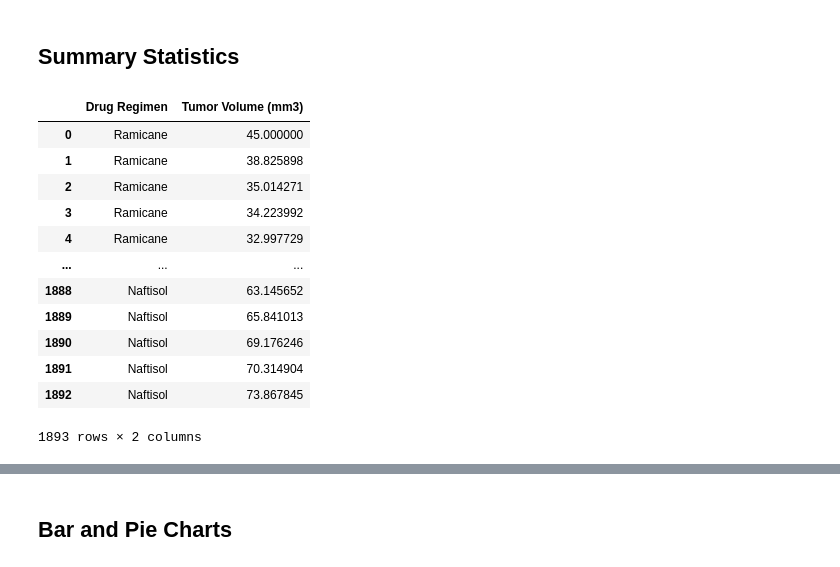
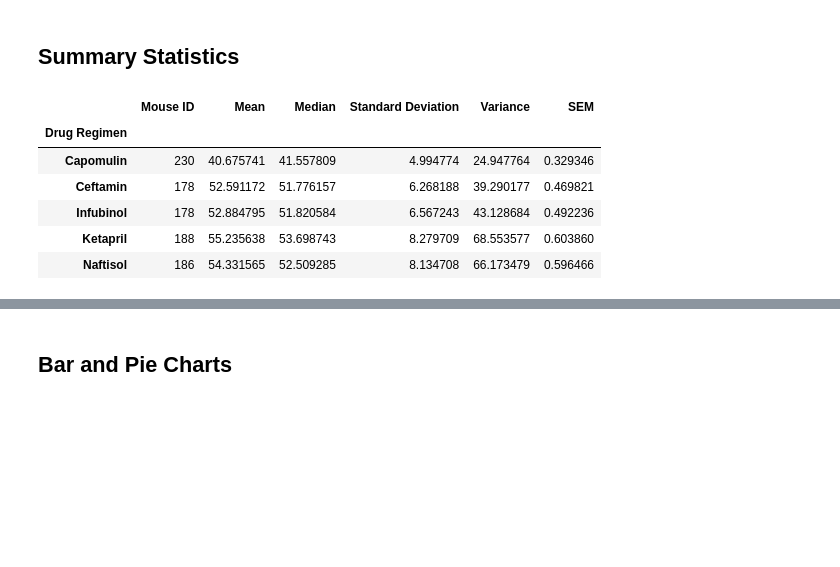
Before and after one commit to MHargita/matplotlib-challenge, a Jupyter notebook: Pymaceuticals/pymaceuticals_starter.ipynb, the cells around one changed output, grey strips where cells are left out. Cells and saved outputs as stored; diff of their text form; code cells hidden in the pictures; blank space fills up the shorter version.

```diff
--- a/Pymaceuticals/pymaceuticals_starter.ipynb
+++ b/Pymaceuticals/pymaceuticals_starter.ipynb
@@ -59 +57,4 @@ cleaned_df
+# %%
+ # Create a clean DataFrame by dropping the duplicate mouse by its ID.
+combined_data_df.drop(combined_data_df.loc[combined_data_df['Mouse ID']== 'g989'].index, inplace=True)
 # %%
@@ -78 +66,3 @@ Name: Mouse ID, dtype: object
 # %%
+
+clean_df = combined_data_df
@@ -91,32 +71,24 @@ AttributeError: 'DataFrame' object has no attribute 'unique'
 # %%
 # Generate a summary statistics table of mean, median, variance, standard deviation, and SEM of the tumor volume for each regimen
 # Use groupby and summary statistical methods to calculate the following properties of each drug regimen:
 # mean, median, variance, standard deviation, and SEM of the tumor volume.
 # Assemble the resulting series into a single summary dataframe.
 
-grouped_df = combined_data_df[['Drug Regimen', 'Tumor Volume (mm3)']]
-grouped_df
+summary_statistics = pd.DataFrame(clean_df.groupby("Drug Regimen").count())
 
+summary_statistics["Mean"] = pd.DataFrame(clean_df.groupby("Drug Regimen")["Tumor Volume (mm3)"].mean())
+summary_statistics["Median"] = pd.DataFrame(clean_df.groupby("Drug Regimen")["Tumor Volume (mm3)"].median())
+summary_statistics["Standard Deviation"] = pd.DataFrame(clean_df.groupby("Drug Regimen")["Tumor Volume (mm3)"].std())
+summary_statistics["Variance"] = pd.DataFrame(clean_df.groupby("Drug Regimen")["Tumor Volume (mm3)"].var())
+summary_statistics["SEM"] = pd.DataFrame(clean_df.groupby("Drug Regimen")["Tumor Volume (mm3)"].sem())
 
-# Using GroupBy in order to separate the data into fields according to "state" values
-#grouped_drug_df = combined_data_df.groupby(['Drug Regimen'])
-
-# The object returned is a "GroupBy" object and cannot be viewed normally...
-#print(grouped_drug_df)
-
-# In order to be visualized, a data function must be used...
-#grouped_drug_df.count().head(10)
+summary_statistics = summary_statistics[["Mouse ID", "Mean", "Median", "Standard Deviation", "Variance", "SEM"]]
+summary_statistics.head()
 # %% [output]
-|  | Drug Regimen | Tumor Volume (mm3) |
-| 0 | Ramicane | 45.000000 |
-| 1 | Ramicane | 38.825898 |
-| 2 | Ramicane | 35.014271 |
-| 3 | Ramicane | 34.223992 |
-| 4 | Ramicane | 32.997729 |
-| ... | ... | ... |
-| 1888 | Naftisol | 63.145652 |
-| 1889 | Naftisol | 65.841013 |
-| 1890 | Naftisol | 69.176246 |
-| 1891 | Naftisol | 70.314904 |
-| 1892 | Naftisol | 73.867845 |
+|  | Mouse ID | Mean | Median | Standard Deviation | Variance | SEM |
+| Drug Regimen |  |  |  |  |  |  |
+| Capomulin | 230 | 40.675741 | 41.557809 | 4.994774 | 24.947764 | 0.329346 |
+| Ceftamin | 178 | 52.591172 | 51.776157 | 6.268188 | 39.290177 | 0.469821 |
+| Infubinol | 178 | 52.884795 | 51.820584 | 6.567243 | 43.128684 | 0.492236 |
+| Ketapril | 188 | 55.235638 | 53.698743 | 8.279709 | 68.553577 | 0.603860 |
+| Naftisol | 186 | 54.331565 | 52.509285 | 8.134708 | 66.173479 | 0.596466 |
-1893 rows × 2 columns
```
Also changed, not shown: parts of 23 cells of this notebook.
